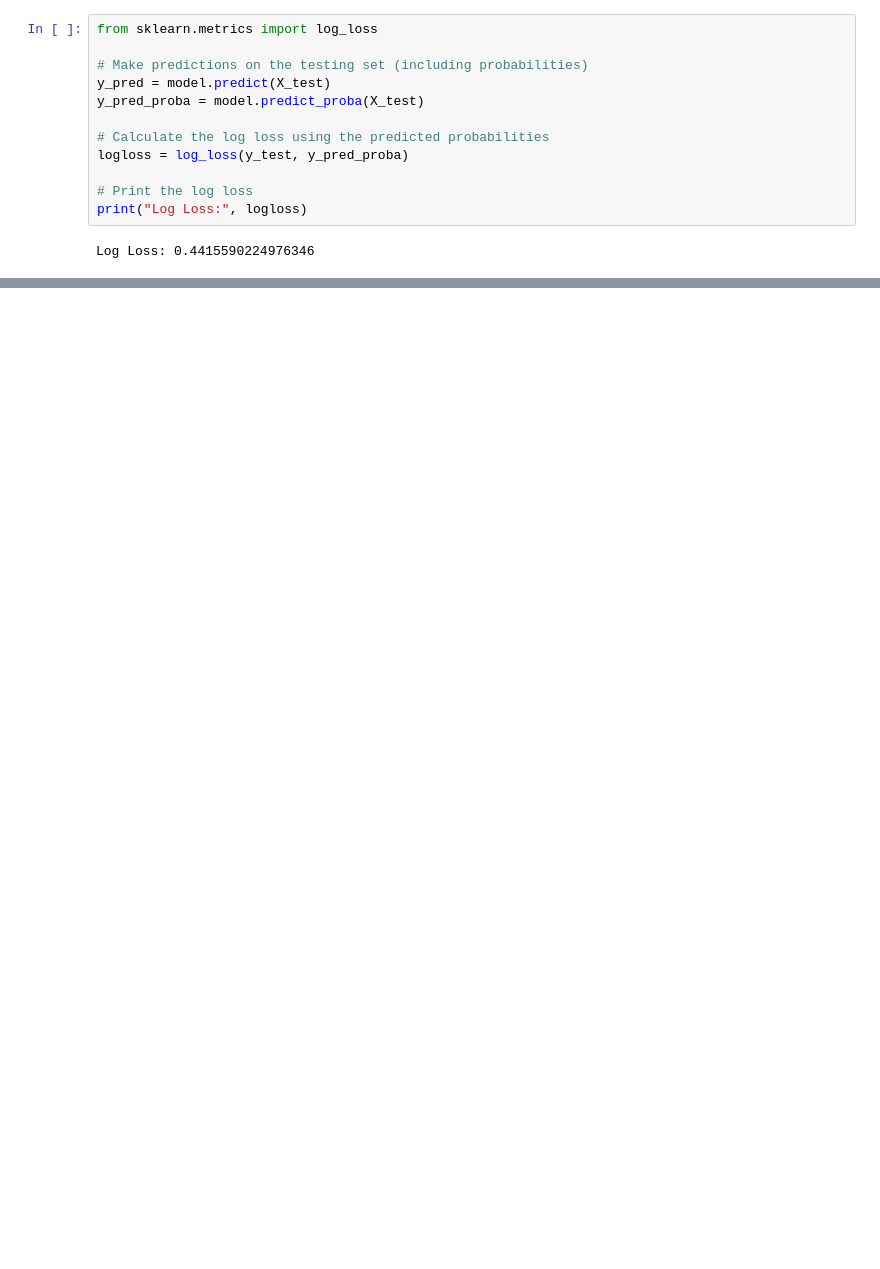
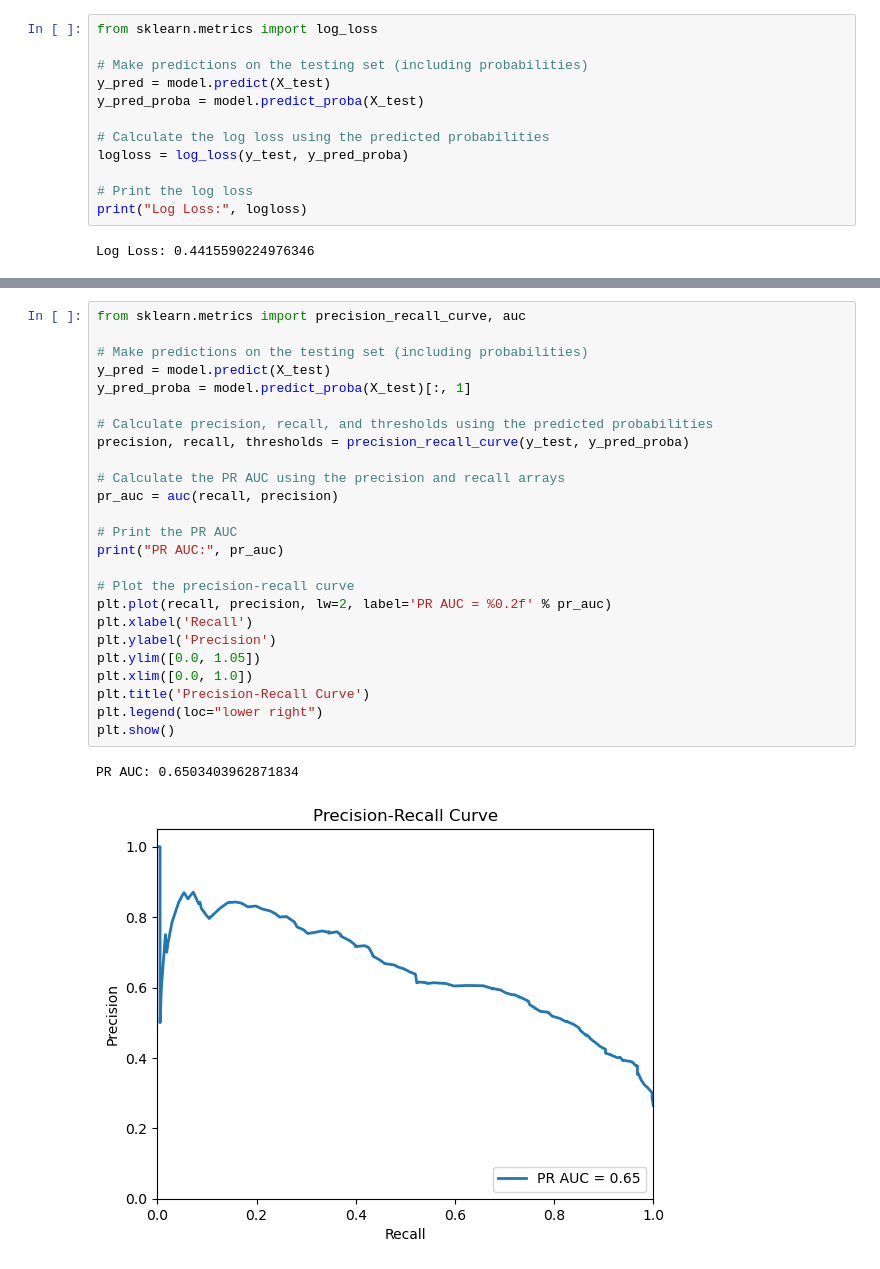
Before and after one commit to J-Jurza/tutorial_validation_metrics, a Jupyter notebook: classification_metrics.ipynb, the cells around one changed output, grey strips where cells are left out. Drawn from its saved outputs; the diff is of its cells as text; blank space fills up the shorter version.

Commit message:
update to classification metrics

```diff
--- a/classification_metrics.ipynb
+++ b/classification_metrics.ipynb
@@ -323,0 +341,28 @@ Log Loss: 0.4415590224976346
+# %%
+from sklearn.metrics import precision_recall_curve, auc
+
+# Make predictions on the testing set (including probabilities)
+y_pred = model.predict(X_test)
+y_pred_proba = model.predict_proba(X_test)[:, 1]
+
+# Calculate precision, recall, and thresholds using the predicted probabilities
+precision, recall, thresholds = precision_recall_curve(y_test, y_pred_proba)
+
+# Calculate the PR AUC using the precision and recall arrays
+pr_auc = auc(recall, precision)
+
+# Print the PR AUC
+print("PR AUC:", pr_auc)
+
+# Plot the precision-recall curve
+plt.plot(recall, precision, lw=2, label='PR AUC = %0.2f' % pr_auc)
+plt.xlabel('Recall')
+plt.ylabel('Precision')
+plt.ylim([0.0, 1.05])
+plt.xlim([0.0, 1.0])
+plt.title('Precision-Recall Curve')
+plt.legend(loc="lower right")
+plt.show()
+# %% [output]
+PR AUC: 0.6503403962871834
+[figure, added]
```
Also changed, not shown: parts of 14 cells of this notebook, 6 other files.
